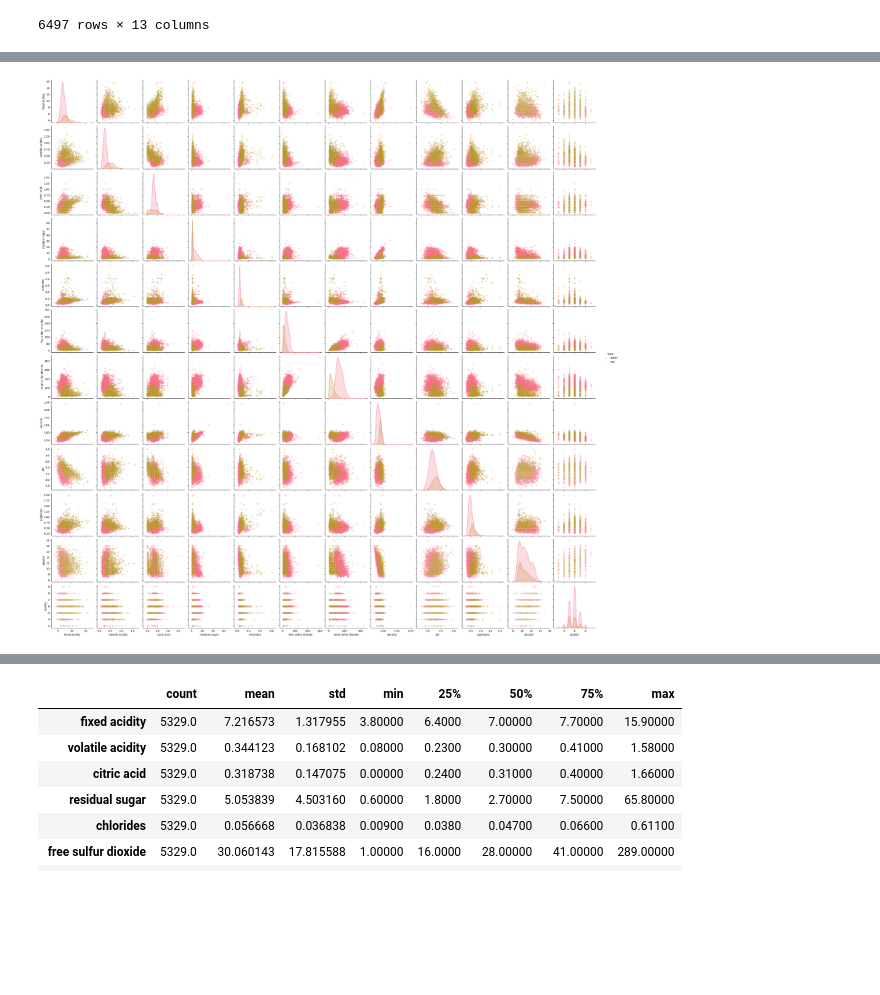
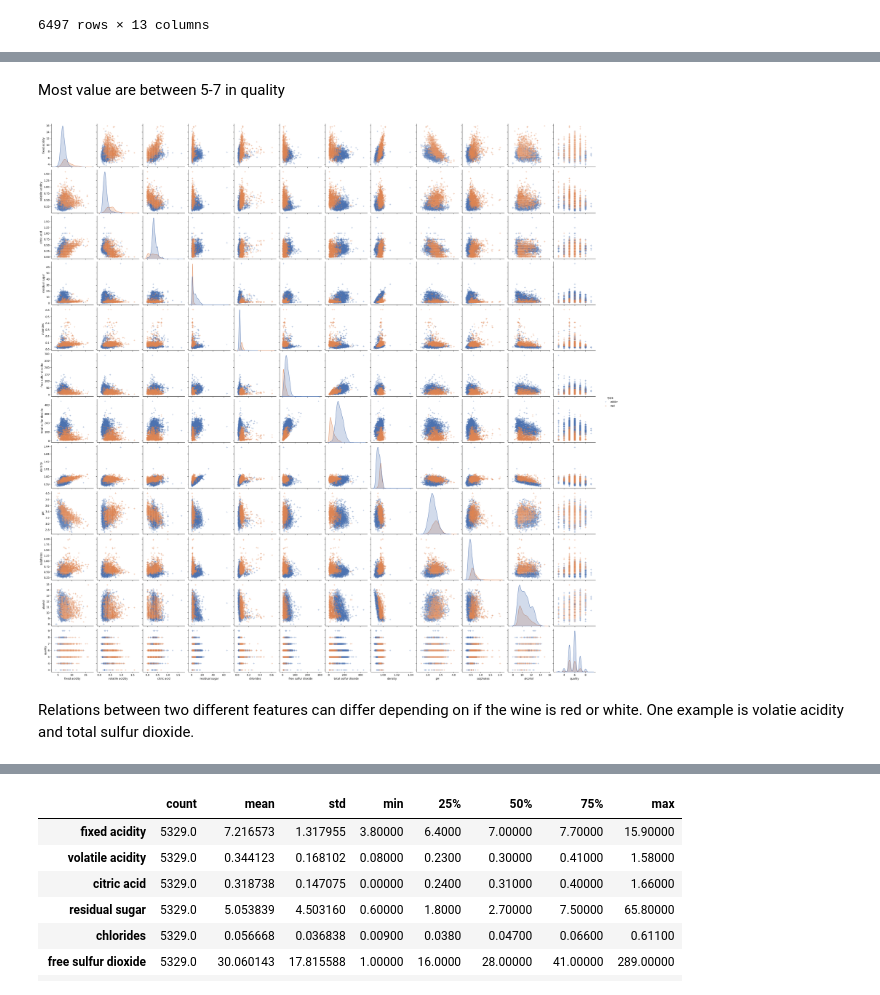
Before and after one commit to rogoran/id2223kth.github.io, a Jupyter notebook: src/serverless-ml-intro/serverless-ml-lab/wine-eda-and-backfill-feature-group.ipynb, the cells around one changed output, grey strips where cells are left out. Cells and saved outputs as stored; diff of their text form; code cells hidden in the pictures; blank space fills up the shorter version.

```diff
--- a/src/serverless-ml-intro/serverless-ml-lab/wine-eda-and-backfill-feature-group.ipynb
+++ b/src/serverless-ml-intro/serverless-ml-lab/wine-eda-and-backfill-feature-group.ipynb
@@ -69,4 +72,9 @@ wine_df = wine_df.drop_duplicates()
+# %% [markdown]
+Most value are between 5-7 in quality
 # %%
-g = sns.pairplot(wine_df, hue='type', markers='+')
+g = sns.pairplot(wine_df, hue='type', markers='+', palette="deep")
+plt.show()
 # %% [output]
-[figure, old version]
+[figure, new version]
+# %% [markdown]
+Relations between two different features can differ depending on if the wine is red or white. One example is volatie acidity and total sulfur dioxide.
```
Also changed, not shown: parts of 21 cells of this notebook, 3 other files.
